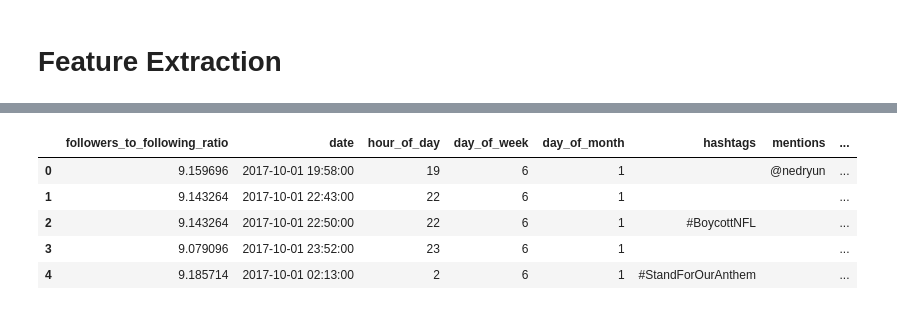
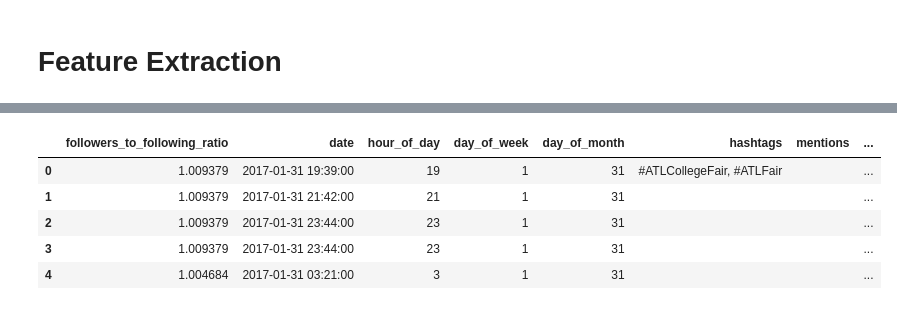
Before and after one commit to ishtails/troll-tweets, a Jupyter notebook: notebooks/feature_extraction.ipynb, the cells around one changed output, grey strips where cells are left out. Cells and saved outputs as stored; diff of their text form; code cells hidden in the pictures.

```diff
--- a/notebooks/feature_extraction.ipynb
+++ b/notebooks/feature_extraction.ipynb
@@ -3,7 +3,7 @@
 # %%
 import pandas as pd
 
-raw_data = pd.read_csv(r"d:\Code\ml\troll-tweets\data\raw\IRAhandle_tweets_1.csv")
+raw_data = pd.read_csv(r"d:\Code\ml\troll-tweets\data\raw\IRAhandle_tweets_5.csv")
 raw_data.head()
 # %% [output]
 |  | external_author_id | author | content | region | language | publish_date | harvested_date | following | ... |
@@ -160,11 +160,11 @@ derived.describe()
 # %%
 # save to project folder
-derived.to_csv('derived_1.csv', index=False)
+derived.to_csv('5_derived.csv', index=False)
 derived.head()
 # %% [output]
 |  | followers_to_following_ratio | date | hour_of_day | day_of_week | day_of_month | hashtags | mentions | ... |
-| 0 | 9.159696 | 2017-10-01 19:58:00 | 19 | 6 | 1 |  | @nedryun | ... |
-| 1 | 9.143264 | 2017-10-01 22:43:00 | 22 | 6 | 1 |  |  | ... |
-| 2 | 9.143264 | 2017-10-01 22:50:00 | 22 | 6 | 1 | #BoycottNFL |  | ... |
-| 3 | 9.079096 | 2017-10-01 23:52:00 | 23 | 6 | 1 |  |  | ... |
-| 4 | 9.185714 | 2017-10-01 02:13:00 | 2 | 6 | 1 | #StandForOurAnthem |  | ... |
+| 0 | 1.009379 | 2017-01-31 19:39:00 | 19 | 1 | 31 | #ATLCollegeFair, #ATLFair |  | ... |
+| 1 | 1.009379 | 2017-01-31 21:42:00 | 21 | 1 | 31 |  |  | ... |
+| 2 | 1.009379 | 2017-01-31 23:44:00 | 23 | 1 | 31 |  |  | ... |
+| 3 | 1.009379 | 2017-01-31 23:44:00 | 23 | 1 | 31 |  |  | ... |
+| 4 | 1.004684 | 2017-01-31 03:21:00 | 3 | 1 | 31 |  |  | ... |
```
Also changed, not shown: parts of 7 cells of this notebook, 3 other files.
